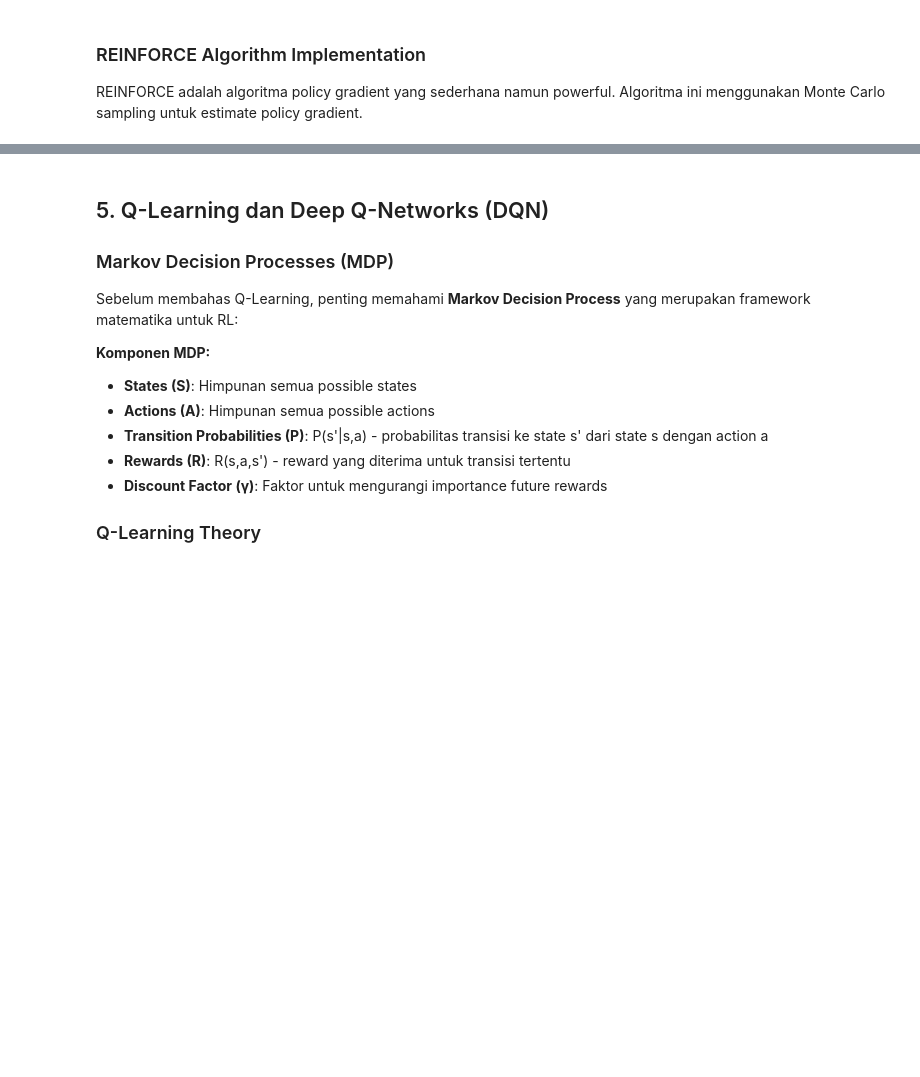
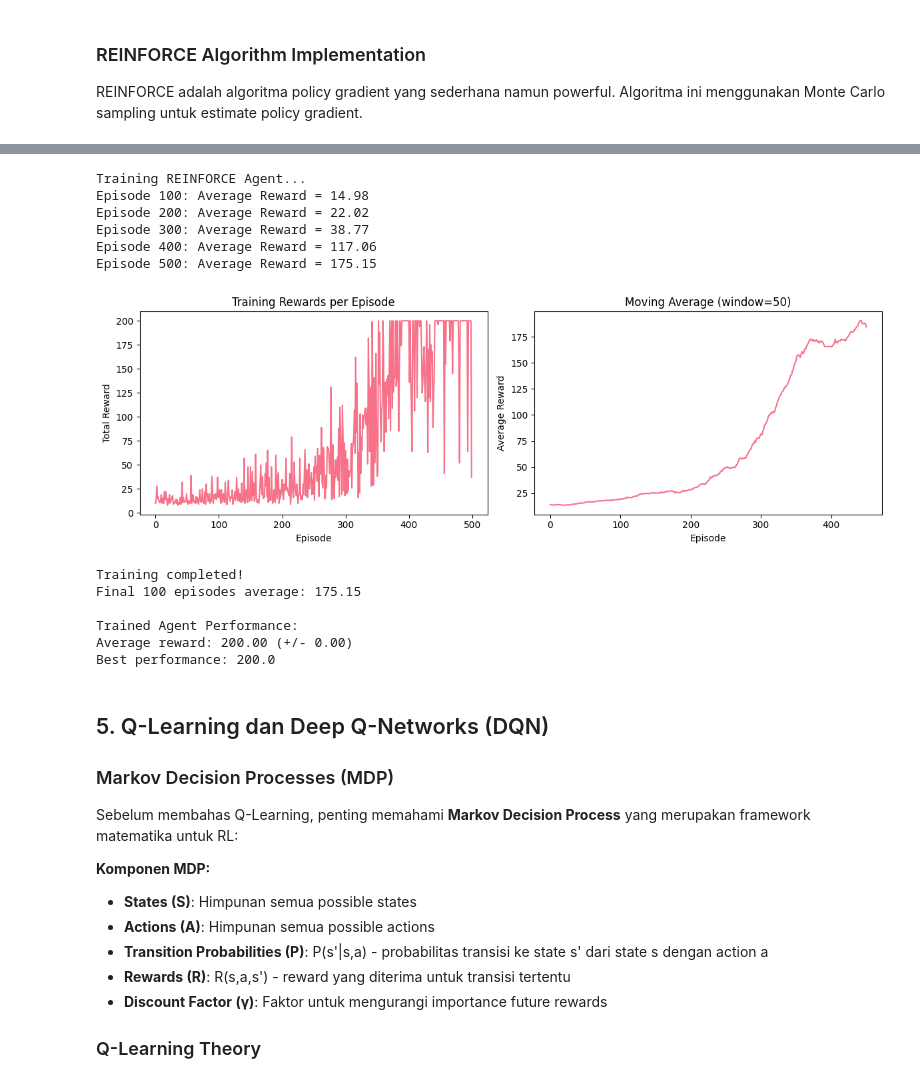
Before and after one commit to Pandu98-pkh/UAS-Deep-Learning, a Jupyter notebook: Chapter 18 Reinforcement Learning.ipynb, the cells around one changed output, grey strips where cells are left out. Drawn from its saved outputs; the diff is of its cells as text; code cells hidden in the pictures; blank space fills up the shorter version.

```diff
--- a/Chapter 18 Reinforcement Learning.ipynb
+++ b/Chapter 18 Reinforcement Learning.ipynb
@@ -461,12 +514,14 @@ def train_reinforce_agent(env, agent, num_episodes=500, print_every=100):
     episode_rewards = []
 
     for episode in range(num_episodes):
-        state = env.reset()
+        state, info = env.reset()  # Get both observation and info
         total_reward = 0
 
         for step in range(200):
             action = agent.choose_action(state)
-            next_state, reward, done, info = env.step(action)
+            # The step function now returns 5 values in newer Gymnasium versions
+            next_state, reward, terminated, truncated, info = env.step(action)
+            done = terminated or truncated # Check for termination or truncation
 
             # Store experience
             agent.store_reward(reward)
@@ -512,35 +567,52 @@ if len(training_rewards) >= window_size:
     plt.xlabel("Episode")
     plt.ylabel("Average Reward")
 
 plt.tight_layout()
 plt.show()
 
 print(f"\nTraining completed!")
 print(f"Final 100 episodes average: {np.mean(training_rewards[-100:]):.2f}")
 
 # Test trained agent
 test_rewards = []
 for episode in range(100):
-    state = env.reset()
+    state, info = env.reset() # Get both observation and info
     total_reward = 0
 
     for step in range(200):
         # Use policy tanpa exploration (deterministic)
         state_batch = state.reshape(1, -1)
         prob_left = agent.model.predict(state_batch, verbose=0)[0, 0]
         action = 0 if prob_left > 0.5 else 1  # deterministic choice
 
-        state, reward, done, info = env.step(action)
+        next_state, reward, terminated, truncated, info = env.step(action) # Capture all 5 values
+        done = terminated or truncated # Check for termination or truncation
+
         total_reward += reward
+        state = next_state
 
         if done:
             break
 
     test_rewards.append(total_reward)
 
 print(f"\nTrained Agent Performance:")
 print(f"Average reward: {np.mean(test_rewards):.2f} (+/- {np.std(test_rewards):.2f})")
 print(f"Best performance: {np.max(test_rewards)}")
+# %% [output]
+Training REINFORCE Agent...
+Episode 100: Average Reward = 14.98
+Episode 200: Average Reward = 22.02
+Episode 300: Average Reward = 38.77
+Episode 400: Average Reward = 117.06
+Episode 500: Average Reward = 175.15
+[figure, added]
+Training completed!
+Final 100 episodes average: 175.15
+
+Trained Agent Performance:
+Average reward: 200.00 (+/- 0.00)
+Best performance: 200.0
 # %% [markdown]
 ## 5. Q-Learning dan Deep Q-Networks (DQN)
 
```
Also changed, not shown: parts of 12 cells of this notebook.
